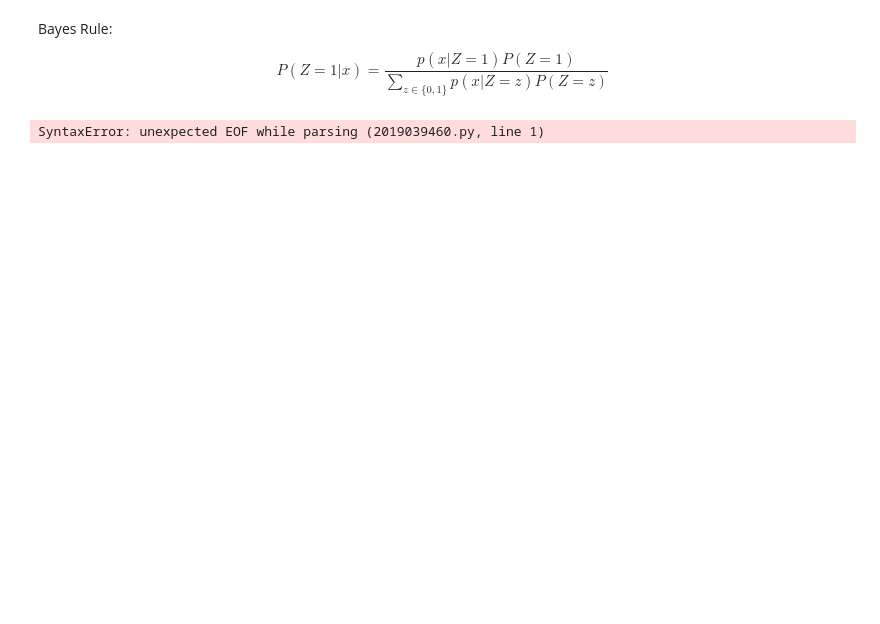
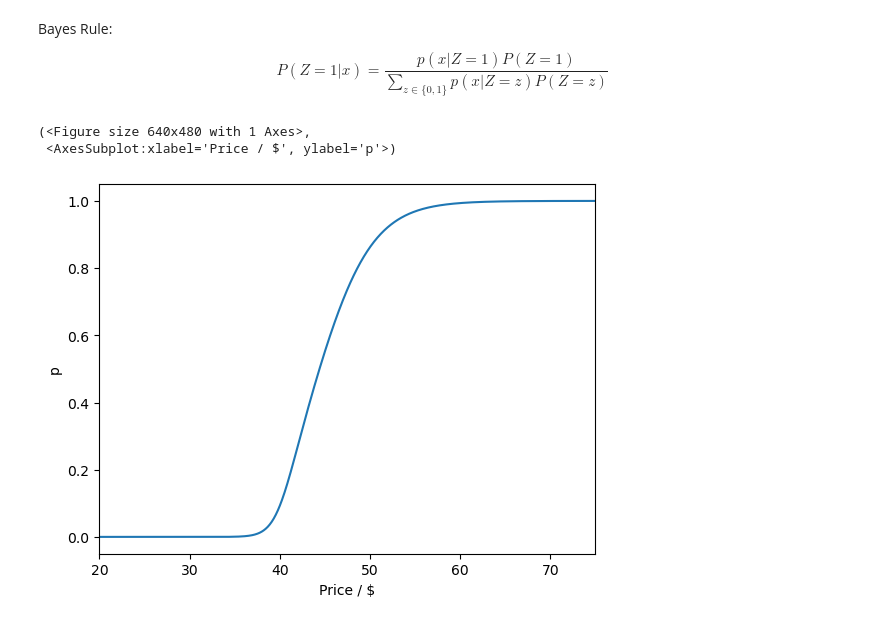
Before and after one commit to mataln/binance-takehome, a Jupyter notebook: Q1.ipynb, the cells around one changed output. Saved outputs shown, nothing was run; the diff lists cells and outputs as text; code cells hidden in the pictures; blank space fills up the shorter version.

```diff
--- a/Q1.ipynb
+++ b/Q1.ipynb
@@ -68,7 +68,16 @@ $$
 def p_real_given_price(x: float) -> float:
     """Calculates probability shoe is genuine
     given price x"""
-    real = 0.9*normal_pdf(x, 58, 5) #P(Z=1)*p(x|Z=1)
-    fake = 0.6*normal_pdf(x, 30, 1) + 0.4*normal_pdf(x, 50, 1) #Fake
+    real_conditional = normal_pdf(x, 58, 5) #p(x|Z=1)
+    fake_conditional = 0.6*normal_pdf(x, 30, 5) + 0.4*normal_pdf(x, 50, 5) #p(x|Z=0)
+
+    p = 0.9*real_conditional/(0.9*real_conditional+0.1*fake_conditional)
+
+    return p
-# %% [output]
-SyntaxError: unexpected EOF while parsing (2019039460.py, line 1)
+# %%
+prob_real = p_real_given_price(x_line)
+plot_price_pdf_data(x_line, prob_real)
+# %% [output]
+(<Figure size 640x480 with 1 Axes>,
+ <AxesSubplot:xlabel='Price / $', ylabel='p'>)
+[figure, added]
```
Also changed, not shown: parts of 1 cell of this notebook.
